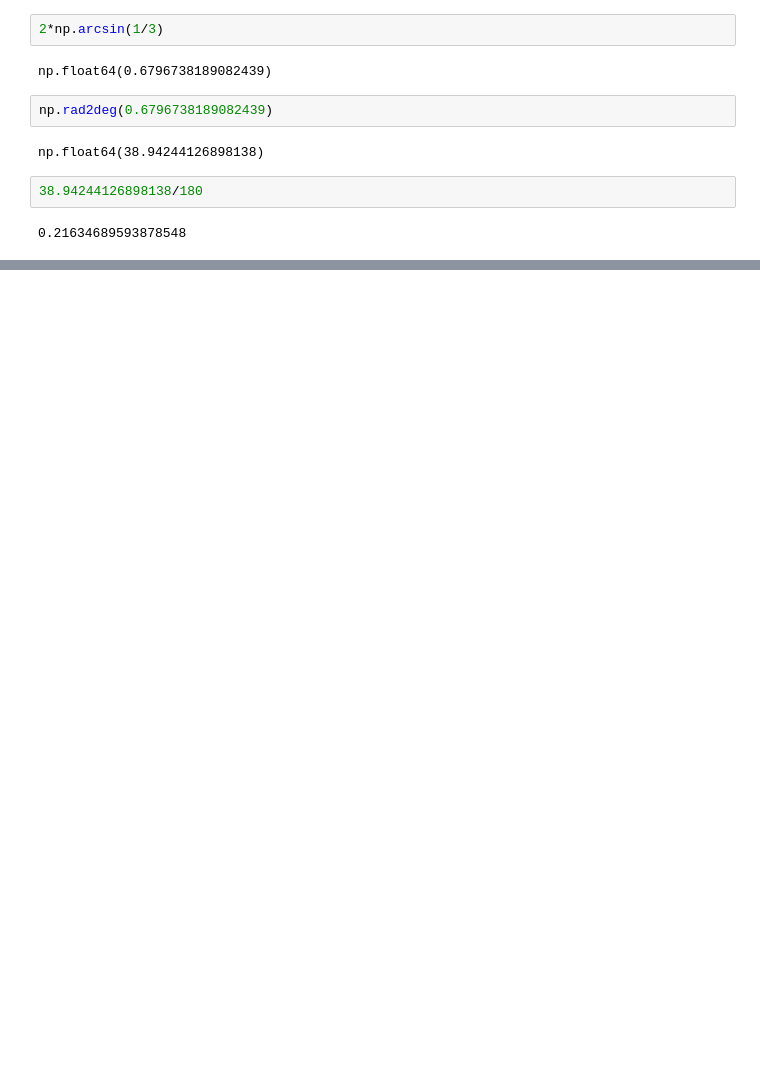
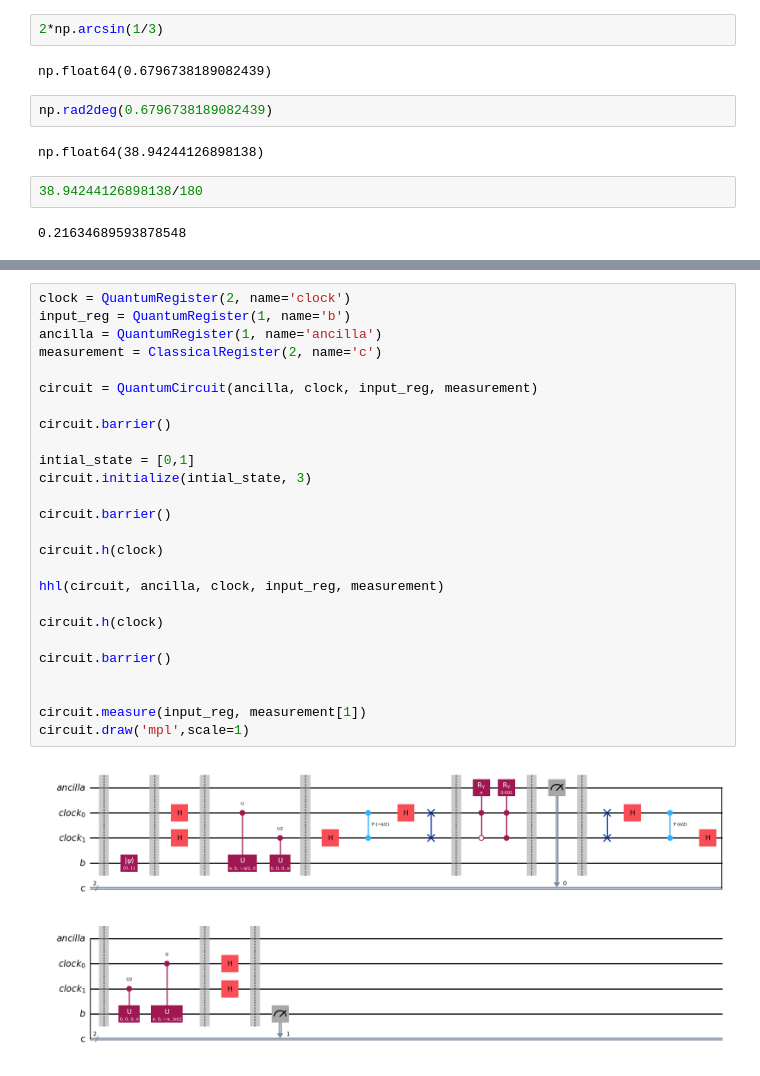
Before and after one commit to Tymon-Dydowicz/QuantumMachineLearning, a Jupyter notebook: Project_5/Proj_5_2025_Q_2_2_1.ipynb, the cells around one changed output, grey strips where cells are left out. Drawn from its saved outputs; the diff is of its cells as text; blank space fills up the shorter version.

```diff
--- a/Project_5/Proj_5_2025_Q_2_2_1.ipynb
+++ b/Project_5/Proj_5_2025_Q_2_2_1.ipynb
@@ -184,0 +279,28 @@ np.float64(38.94244126898138)
+# %%
+clock = QuantumRegister(2, name='clock')
+input_reg = QuantumRegister(1, name='b')
+ancilla = QuantumRegister(1, name='ancilla')
+measurement = ClassicalRegister(2, name='c')
+
+circuit = QuantumCircuit(ancilla, clock, input_reg, measurement)
+
+circuit.barrier()
+
+intial_state = [0,1]
+circuit.initialize(intial_state, 3)
+
+circuit.barrier()
+
+circuit.h(clock)
+
+hhl(circuit, ancilla, clock, input_reg, measurement)
+
+circuit.h(clock)
+
+circuit.barrier()
+
+
+circuit.measure(input_reg, measurement[1])
+circuit.draw('mpl',scale=1)
+# %% [output]
+[figure, added]
```
Also changed, not shown: parts of 12 cells of this notebook, 1 other file.
